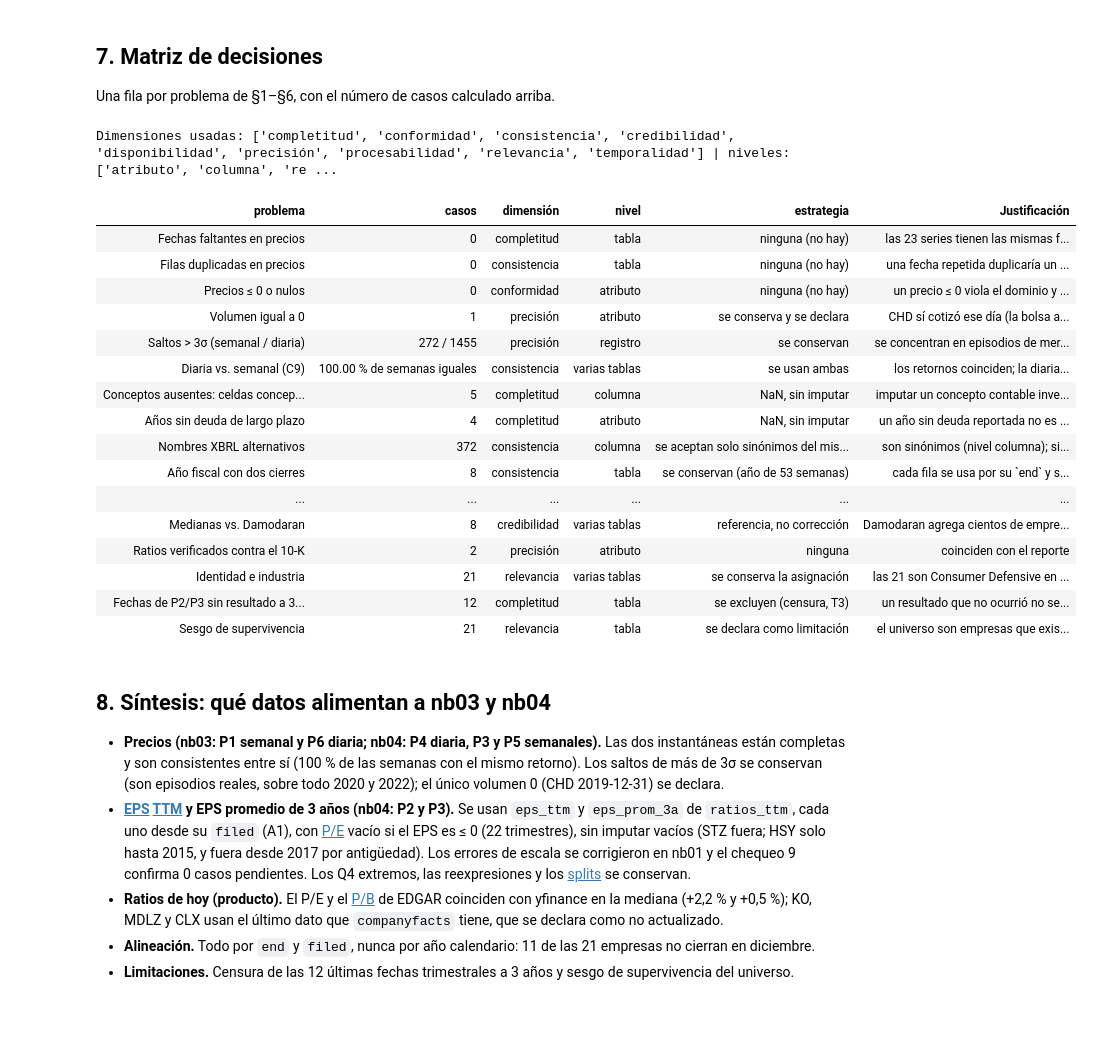
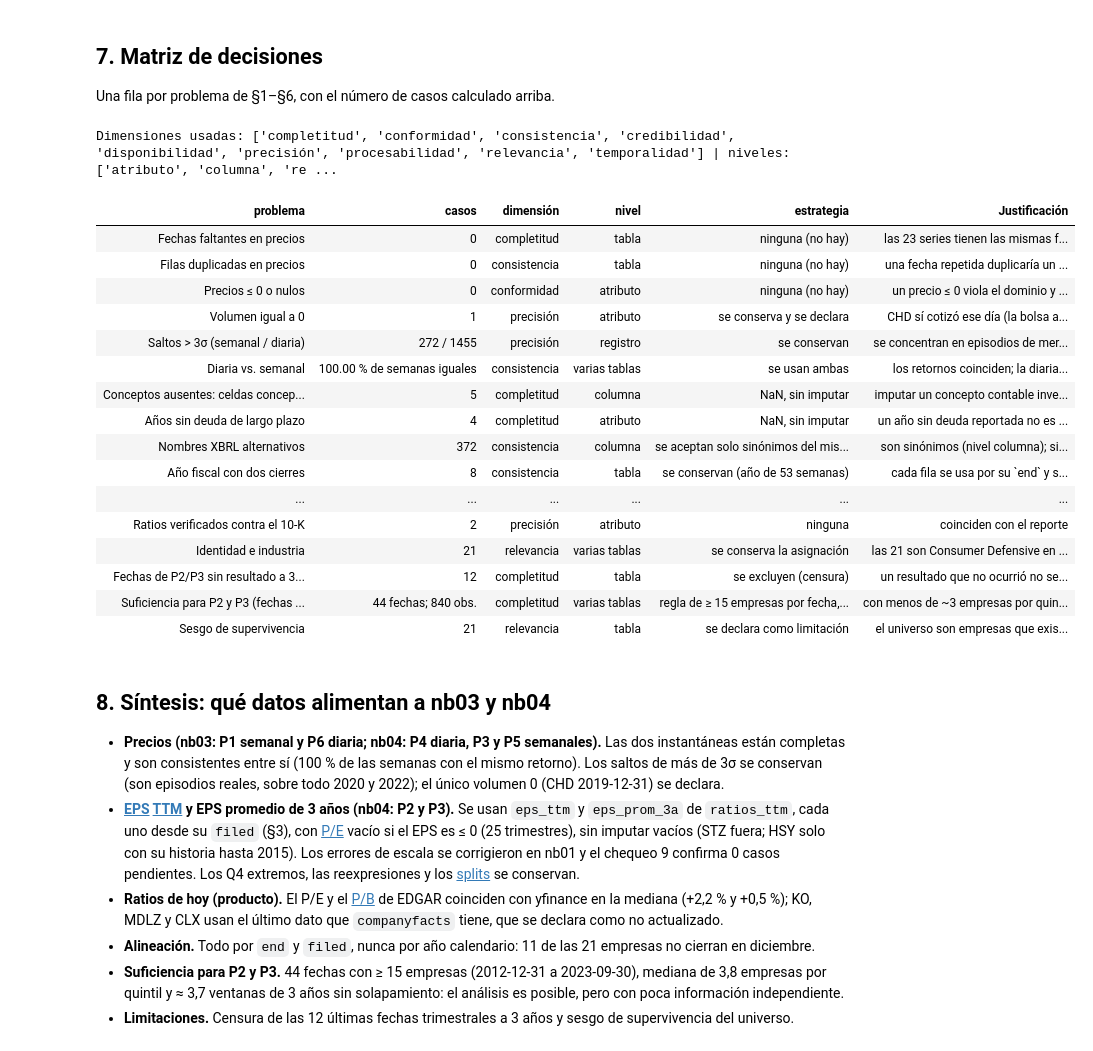
Before and after one commit to louis97/asistente-financiero, a Jupyter notebook: notebooks/02_calidad.ipynb, the cells around one changed output. Drawn from its saved outputs; the diff is of its cells as text; code cells hidden in the pictures; blank space fills up the shorter version.

Commit message:
fix(nb02): cierre fase 1 — suficiencia para P2 y P3, CLX y HSY con cifras visibles, desglose de nombres alternativos, sin códigos internos y tabla de preguntas

```diff
--- a/notebooks/02_calidad.ipynb
+++ b/notebooks/02_calidad.ipynb
@@ -424,7 +437,13 @@ print(f"Empresas comparadas: {len(c3)} (STZ no tiene EPS TTM) | mediana dif. rel
 # KMB: ¿la diferencia viene de EDGAR o de la definición de yfinance? Suma de los 4 EPS que KMB reportó en sus propios 10-Q
 k = trim[(trim.ticker == "KMB") & (trim.concepto == "eps_reportado")].sort_values("end").tail(4)
 print("KMB: suma de los 4 EPS reportados", round(k.val.sum(), 2), "| fines", list(k["end"].dt.date.astype(str)))
-print("Último 10-K de CLX en la instantánea:", hechos[(hechos.ticker == "CLX") & (hechos.form == "10-K")].filed.max().date())
+f10 = hechos[hechos.form.isin(["10-Q", "10-K"])]
+for t in ["KO", "MDLZ", "CLX"]:
+    print(f"{t}: último 10-Q/10-K en la instantánea {f10[f10.ticker == t].filed.max().date()} | último 10-K {f10[(f10.ticker == t) & (f10.form == '10-K')].filed.max().date()}",
+          f"| último cierre con EPS TTM {ult_ttm.at[t, 'end'].date()} | cierres posteriores en ratios_ttm: {int((ttm[ttm.ticker == t]['end'] > ult_ttm.at[t, 'end']).sum())}")
+fin_hsy = ult_ttm.at["HSY", "end"]
+print(f"HSY: último EPS TTM con cierre {fin_hsy.date()} (publicado {ult_ttm.at['HSY', 'filed_eps_ttm'].date()}); más de {DIAS_EJEMPLO_A1} días desde",
+      f"{(fin_hsy + pd.Timedelta(days=DIAS_EJEMPLO_A1)).date()}; más de {ANTIGUEDAD_MAX} días (ya no se usa) desde {(fin_hsy + pd.Timedelta(days=ANTIGUEDAD_MAX)).date()}")
 # %% [output]
               end filed_eps_ttm  eps_ttm  trailingEps  dias  dif_rel               causa
 ticker
@@ -805,11 +831,12 @@ px = sem_sd[sem_sd.ticker.isin(EMPRESAS)].sort_values("fecha").groupby("ticker")
 def ultimo_publicado(col):
     """Último valor de una columna de ratios_ttm publicado antes de la fecha del precio, y su `filed`."""
     d = ttm.dropna(subset=[col]); d = d[d[f"filed_{col}"] <= px.fecha.max()]
+    d = d[(px.fecha.max() - d["end"]).dt.days <= ANTIGUEDAD_MAX]                 # un dato vencido no describe el hoy
     return d.sort_values(f"filed_{col}").groupby("ticker").tail(1).set_index("ticker")[[col, f"filed_{col}"]]
 tri = px[["fecha", "close"]].join([ultimo_publicado(c) for c in ["eps_ttm", "bvps", "roe_ttm", "margen_operativo_ttm"]])
-tri["pe"] = (tri.close / tri.eps_ttm).where(tri.eps_ttm > 0)            # P/E sin sentido con EPS ≤ 0 (T2)
+tri["pe"] = (tri.close / tri.eps_ttm).where(tri.eps_ttm > 0)            # P/E sin sentido con EPS ≤ 0
 tri["pb"] = tri.close / tri.bvps
-tri["rancio"] = (tri.fecha - tri.filed_eps_ttm).dt.days > ANTIGUEDAD_MAX
+tri["rancio"] = tri.eps_ttm.isna() & tri.index.isin(ttm.dropna(subset=["eps_ttm"]).ticker)
 tri = tri.join(info.set_index("ticker")[["trailingPE", "priceToBook", "returnOnEquity"]])
 comp4 = {}
 for propio, yf_col, nombre in [("pe", "trailingPE", "P/E"), ("pb", "priceToBook", "P/B"), ("roe_ttm", "returnOnEquity", "ROE")]:
@@ -817,6 +844,6 @@ for propio, yf_col, nombre in [("pe", "trailingPE", "P/E"), ("pb", "priceToBook"
     comp4[nombre] = {"n": len(d), "mediana_dif": d.median(), "casos_|dif|>10%": int((d.abs() > DIF_TRIANGULACION).sum()),
                      "cuáles": ", ".join(f"{t} {v:+.0%}" for t, v in d[d.abs() > DIF_TRIANGULACION].items())}
 print(pd.DataFrame(comp4).T.to_string())
-print("EPS rancio (> 548 días, no se compara):", tri.index[tri.rancio].tolist(), "| sin EPS:", tri.index[tri.eps_ttm.isna()].tolist())
+print("EPS rancio (> 548 días, no se compara):", tri.index[tri.rancio].tolist(), "| sin EPS nunca:", tri.index[tri.eps_ttm.isna() & ~tri.rancio].tolist())
 print(tri[["close", "eps_ttm", "pe", "trailingPE", "pb", "priceToBook", "roe_ttm", "returnOnEquity"]].round(3).to_string())
 # %% [output]
@@ -953,64 +1027,66 @@ M = [
  ("Fechas faltantes en precios", n(aud_sem.faltantes.sum() + aud_dia.faltantes.sum()), "completitud", "tabla", "ninguna (no hay)", "las 23 series tienen las mismas fechas en las dos instantáneas"),
  ("Filas duplicadas en precios", n(aud_sem.duplicados.sum() + aud_dia.duplicados.sum()), "consistencia", "tabla", "ninguna (no hay)", "una fecha repetida duplicaría un retorno; se verificó que no existe"),
  ("Precios ≤ 0 o nulos", n((aud_sem.precio_no_positivo + aud_sem.nulos).sum() + (aud_dia.precio_no_positivo + aud_dia.nulos).sum()), "conformidad", "atributo", "ninguna (no hay)", "un precio ≤ 0 viola el dominio y rompe el log-retorno"),
- ("Volumen igual a 0", n(aud_dia.volumen_cero.sum() + aud_sem.volumen_cero.sum()), "precisión", "atributo", "se conserva y se declara", "CHD sí cotizó ese día (la bolsa abrió): el proveedor repitió el cierre anterior con volumen 0, es un faltante disfrazado (T2); afecta un retorno diario de 4.474 y el volumen no entra en las hipótesis"),
+ ("Volumen igual a 0", n(aud_dia.volumen_cero.sum() + aud_sem.volumen_cero.sum()), "precisión", "atributo", "se conserva y se declara", "CHD sí cotizó ese día (la bolsa abrió): el proveedor repitió el cierre anterior con volumen 0, es un faltante disfrazado; afecta un retorno diario de 4.474 y el volumen no entra en las hipótesis"),
  ("Saltos > 3σ (semanal / diaria)", f"{n(aud_sem.saltos_3sigma.sum())} / {n(aud_dia.saltos_3sigma.sum())}", "precisión", "registro", "se conservan", "se concentran en episodios de mercado (2020) y coinciden en ambas instantáneas: son movimientos reales, y P1 y P6 estudian justamente esas colas"),
- ("Diaria vs. semanal (C9)", f"{100 * iguales.sum().sum() / ambos.sum().sum():.2f} % de semanas iguales", "consistencia", "varias tablas", "se usan ambas", "los retornos coinciden; la diaria sirve a P4 y P6 y la semanal a P1"),
+ ("Diaria vs. semanal", f"{100 * iguales.sum().sum() / ambos.sum().sum():.2f} % de semanas iguales", "consistencia", "varias tablas", "se usan ambas", "los retornos coinciden; la diaria sirve a P4 y P6 y la semanal a P1"),
  ("Conceptos ausentes: celdas concepto × empresa al 0 % (ADM y CLX sin utilidad operativa; STZ sin acciones; HSY con acciones hasta 2015)", n((comp == 0).sum().sum()), "completitud", "columna", "NaN, sin imputar", "imputar un concepto contable inventaría utilidades; el ratio queda vacío y la empresa sale solo de ese análisis"),
- ("Años sin deuda de largo plazo", n(a09.deuda_lp.isna().sum()), "completitud", "atributo", "NaN, sin imputar", "un año sin deuda reportada no es deuda 0 (T2)"),
+ ("Años sin deuda de largo plazo", n(a09.deuda_lp.isna().sum()), "completitud", "atributo", "NaN, sin imputar", "un año sin deuda reportada no es deuda 0"),
  ("Nombres XBRL alternativos", n(sum(v["años_empresa"] for v in alt.values())), "consistencia", "columna", "se aceptan solo sinónimos del mismo concepto", "son sinónimos (nivel columna); sin ellos se perderían años completos"),
  ("Año fiscal con dos cierres", n(len(dup)), "consistencia", "tabla", "se conservan (año de 53 semanas)", "cada fila se usa por su `end` y su `filed`, nunca por año calendario"),
- ("EPS TTM ≤ 0", n((ttm.eps_ttm <= 0).sum()), "conformidad", "atributo", "P/E vacío", "un P/E con utilidad negativa no tiene interpretación (T2)"),
+ ("EPS TTM ≤ 0", n((ttm.eps_ttm <= 0).sum()), "conformidad", "atributo", "P/E vacío", "un P/E con utilidad negativa no tiene interpretación"),
 ]
 # %%
 M += [
- ("2b-1 TTM vacío (trimestre faltante, Q4 no derivable, acciones ausentes)", n(ttm.causa.isin(["trimestre faltante", "Q4 no derivable", "acciones ausentes", "acciones implícitas"]).sum()), "completitud", "columna", "TTM vacío, sin rellenar", "un TTM con un trimestre inventado o en 0 sería falso (T2)"),
+ ("2b-1 TTM vacío (trimestre faltante, Q4 no derivable, acciones ausentes)", n(ttm.causa.isin(["trimestre faltante", "Q4 no derivable", "acciones ausentes", "acciones implícitas"]).sum()), "completitud", "columna", "TTM vacío, sin rellenar", "un TTM con un trimestre inventado o en 0 sería falso"),
  ("2b-2 Q4 derivado fuera de rango o de signo contrario", n(len(casos_q4)), "precisión", "registro", "se conservan", "el año del 10-K y Q1–Q3 son datos publicados y sin error de escala, así que el Q4 extremo es un resultado real del trimestre; borrarlo haría parecer el P/E más estable de lo que fue"),
  ("2b-3 EPS TTM vs. yfinance > 10 %", n((c3.dif_rel.abs() > DIF_TRIANGULACION).sum()), "credibilidad", "varias tablas", "se usa EDGAR; la causa se declara", "3 son TTM no actualizado; en KMB, EDGAR es coherente consigo mismo (suma de sus EPS reportados) y la diferencia es del proveedor; EDGAR es la fuente oficial"),
  ("EDGAR sin los últimos reportes (último filed > 120 días)", n((c3.dias > DIAS_RECIENTE).sum()), "disponibilidad", "tabla", "se declara; no se descarga de otra fuente", "companyfacts de la SEC aún no incorpora esos reportes; el TTM usado es el último publicado ahí"),
  ("2b-4 Trimestres verificados a mano contra el 10-Q", n(len(v)), "precisión", "atributo", "ninguna", "coinciden con el reporte publicado"),
  ("2b-5 Empresas sin cierre fiscal en diciembre", n(len(no_dic)), "consistencia", "tabla", "alinear por `end` y `filed`", "comparar \"Q1\" de dos empresas mezclaría meses distintos"),
  ("2b-6 Duraciones fuera de 80–120 días (121–150 o < 80)", n(len(fuera)), "conformidad", "atributo", "ninguna (no hay)", "los filtros de nb01 cubren todos los hechos de flujos"),
  ("2b-7 Trimestres calculados (no reportados) de utilidad y acciones", n((~calc.origen.isin(["reportado"])).sum()), "procesabilidad", "columna", "se marcan con `origen`", "el lector sabe cuánto del TTM es calculado"),
  ("2b-8 TTM del cierre ≠ EPS anual (> 2 %)", n(len(lista8)), "consistencia", "varias tablas", "se conservan", "la primera publicación (lo que se sabía entonces) difiere de la cifra reexpresada, o el TTM usa las acciones del último trimestre; este chequeo también detectaría una corrección de escala equivocada"),
  ("2b-9a Escala: corregida / equivocada / sin corregir", f"{n(trim.escala_corregida.sum())} / {len(falsas)} / {len(sin_corregir)}", "precisión", "registro", "corregida en nb01 (acciones: regla absoluta; montos: solo ×10⁶ frente a vecinos publicados antes)", "un EPS 1000 veces mayor o con el signo cambiado deformaría el P/E y su percentil; este chequeo confirma 0 casos pendientes"),
  ("2b-9b Saltos de EPS TTM / acciones / EPS 3 años", f"{len(s_ttm)} / {len(c9a)} / {len(s_p3)}", "precisión", "registro", "se conservan", "cada salto es la entrada o salida de un trimestre extremo publicado, o un split de la tabla de splits; ninguno es de escala"),
- ("A1 Fecha de cada ratio", f"{100 * antes.viejo.mean():.1f} % → {100 * despues.viejo.mean():.1f} %", "temporalidad", "registro", "fecha por ratio (`filed_<ratio>`)", "un concepto que no entra en el ratio no debe retrasarlo"),
+ ("Fecha de cada ratio", f"{100 * antes.viejo.mean():.1f} % → {100 * despues.viejo.mean():.1f} %", "temporalidad", "registro", "fecha por ratio (`filed_<ratio>`)", "un concepto que no entra en el ratio no debe retrasarlo"),
  ("P/E, P/B y ROE vs. yfinance > 10 %", n(sum(v["casos_|dif|>10%"] for v in comp4.values())), "credibilidad", "varias tablas", "se usa EDGAR; la causa se declara", "las diferencias se explican por EPS no actualizado o patrimonio negativo"),
  ("Medianas vs. Damodaran", n(len(dam)), "credibilidad", "varias tablas", "referencia, no corrección", "Damodaran agrega cientos de empresas de cada industria, no solo las grandes"),
  ("Ratios verificados contra el 10-K", n(len(k10_manual)), "precisión", "atributo", "ninguna", "coinciden con el reporte"),
  ("Identidad e industria", n(len(ident)), "relevancia", "varias tablas", "se conserva la asignación", "las 21 son Consumer Defensive en yfinance"),
- ("Fechas de P2/P3 sin resultado a 3 años", n(len(censurados)), "completitud", "tabla", "se excluyen (censura, T3)", "un resultado que no ocurrió no se imputa"),
+ ("Fechas de P2/P3 sin resultado a 3 años", n(len(censurados)), "completitud", "tabla", "se excluyen (censura)", "un resultado que no ocurrió no se imputa"),
+ ("Suficiencia para P2 y P3 (fechas con ≥ 15 empresas)", f"{len(regla)} fechas; {regla.empresas.sum()} obs.", "completitud", "varias tablas", "regla de ≥ 15 empresas por fecha, fijada antes de estimar", "con menos de ~3 empresas por quintil la comparación barato-caro no es estable; el tamaño efectivo (≈ 3,7 ventanas) se declara"),
  ("Sesgo de supervivencia", n(len(EMPRESAS)), "relevancia", "tabla", "se declara como limitación", "el universo son empresas que existen hoy; no se puede reconstruir el pasado con datos gratuitos"),
 ]
 matriz = pd.DataFrame(M, columns=["problema", "casos", "dimensión", "nivel", "estrategia", "Justificación"])
 print("Dimensiones usadas:", sorted(matriz["dimensión"].unique()), "| niveles:", sorted(matriz.nivel.unique()))
 pd.set_option("display.max_colwidth", None)
 matriz.style.hide(axis="index")
 # %% [output]
 Dimensiones usadas: ['completitud', 'conformidad', 'consistencia', 'credibilidad', 'disponibilidad', 'precisión', 'procesabilidad', 'relevancia', 'temporalidad'] | niveles: ['atributo', 'columna', 're ...
 | problema | casos | dimensión | nivel | estrategia | Justificación |
 | Fechas faltantes en precios | 0 | completitud | tabla | ninguna (no hay) | las 23 series tienen las mismas f... |
 | Filas duplicadas en precios | 0 | consistencia | tabla | ninguna (no hay) | una fecha repetida duplicaría un ... |
 | Precios ≤ 0 o nulos | 0 | conformidad | atributo | ninguna (no hay) | un precio ≤ 0 viola el dominio y ... |
 | Volumen igual a 0 | 1 | precisión | atributo | se conserva y se declara | CHD sí cotizó ese día (la bolsa a... |
 | Saltos > 3σ (semanal / diaria) | 272 / 1455 | precisión | registro | se conservan | se concentran en episodios de mer... |
-| Diaria vs. semanal (C9) | 100.00 % de semanas iguales | consistencia | varias tablas | se usan ambas | los retornos coinciden; la diaria... |
+| Diaria vs. semanal | 100.00 % de semanas iguales | consistencia | varias tablas | se usan ambas | los retornos coinciden; la diaria... |
 | Conceptos ausentes: celdas concep... | 5 | completitud | columna | NaN, sin imputar | imputar un concepto contable inve... |
 | Años sin deuda de largo plazo | 4 | completitud | atributo | NaN, sin imputar | un año sin deuda reportada no es ... |
 | Nombres XBRL alternativos | 372 | consistencia | columna | se aceptan solo sinónimos del mis... | son sinónimos (nivel columna); si... |
 | Año fiscal con dos cierres | 8 | consistencia | tabla | se conservan (año de 53 semanas) | cada fila se usa por su `end` y s... |
 | ... | ... | ... | ... | ... | ... |
-| Medianas vs. Damodaran | 8 | credibilidad | varias tablas | referencia, no corrección | Damodaran agrega cientos de empre... |
 | Ratios verificados contra el 10-K | 2 | precisión | atributo | ninguna | coinciden con el reporte |
 | Identidad e industria | 21 | relevancia | varias tablas | se conserva la asignación | las 21 son Consumer Defensive en ... |
-| Fechas de P2/P3 sin resultado a 3... | 12 | completitud | tabla | se excluyen (censura, T3) | un resultado que no ocurrió no se... |
+| Fechas de P2/P3 sin resultado a 3... | 12 | completitud | tabla | se excluyen (censura) | un resultado que no ocurrió no se... |
+| Suficiencia para P2 y P3 (fechas ... | 44 fechas; 840 obs. | completitud | varias tablas | regla de ≥ 15 empresas por fecha,... | con menos de ~3 empresas por quin... |
 | Sesgo de supervivencia | 21 | relevancia | tabla | se declara como limitación | el universo son empresas que exis... |
 # %% [markdown]
 ## 8. Síntesis: qué datos alimentan a nb03 y nb04
 
 - **Precios (nb03: P1 semanal y P6 diaria; nb04: P4 diaria, P3 y P5 semanales).** Las dos instantáneas están completas y son consistentes entre sí (100 % de las semanas con el mismo retorno). Los saltos de más de 3σ se conservan (son episodios reales, sobre todo 2020 y 2022); el único volumen 0 (CHD 2019-12-31) se declara.
-- **[EPS](../docs/entrega_1/glosario.md) [TTM](../docs/entrega_1/glosario.md) y EPS promedio de 3 años (nb04: P2 y P3).** Se usan `eps_ttm` y `eps_prom_3a` de `ratios_ttm`, cada uno desde su `filed` (A1), con [P/E](../docs/entrega_1/glosario.md) vacío si el EPS es ≤ 0 (22 trimestres), sin imputar vacíos (STZ fuera; HSY solo hasta 2015, y fuera desde 2017 por antigüedad). Los errores de escala se corrigieron en nb01 y el chequeo 9 confirma 0 casos pendientes. Los Q4 extremos, las reexpresiones y los [splits](../docs/entrega_1/glosario.md) se conservan.
+- **[EPS](../docs/entrega_1/glosario.md) [TTM](../docs/entrega_1/glosario.md) y EPS promedio de 3 años (nb04: P2 y P3).** Se usan `eps_ttm` y `eps_prom_3a` de `ratios_ttm`, cada uno desde su `filed` (§3), con [P/E](../docs/entrega_1/glosario.md) vacío si el EPS es ≤ 0 (25 trimestres), sin imputar vacíos (STZ fuera; HSY solo con su historia hasta 2015). Los errores de escala se corrigieron en nb01 y el chequeo 9 confirma 0 casos pendientes. Los Q4 extremos, las reexpresiones y los [splits](../docs/entrega_1/glosario.md) se conservan.
 - **Ratios de hoy (producto).** El P/E y el [P/B](../docs/entrega_1/glosario.md) de EDGAR coinciden con yfinance en la mediana (+2,2 % y +0,5 %); KO, MDLZ y CLX usan el último dato que `companyfacts` tiene, que se declara como no actualizado.
 - **Alineación.** Todo por `end` y `filed`, nunca por año calendario: 11 de las 21 empresas no cierran en diciembre.
+- **Suficiencia para P2 y P3.** 44 fechas con ≥ 15 empresas (2012-12-31 a 2023-09-30), mediana de 3,8 empresas por quintil y ≈ 3,7 ventanas de 3 años sin solapamiento: el análisis es posible, pero con poca información independiente.
 - **Limitaciones.** Censura de las 12 últimas fechas trimestrales a 3 años y sesgo de supervivencia del universo.
```
Also changed, not shown: parts of 37 cells of this notebook.
